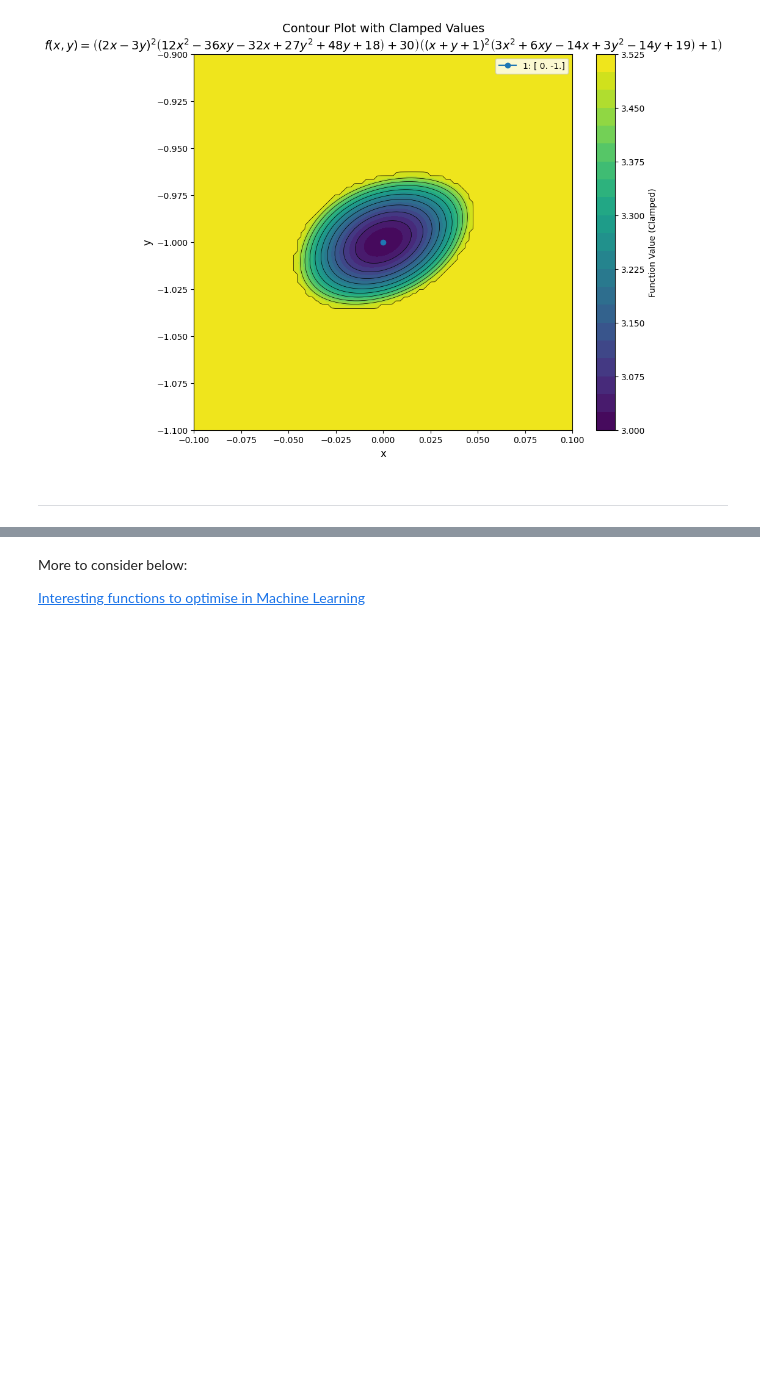
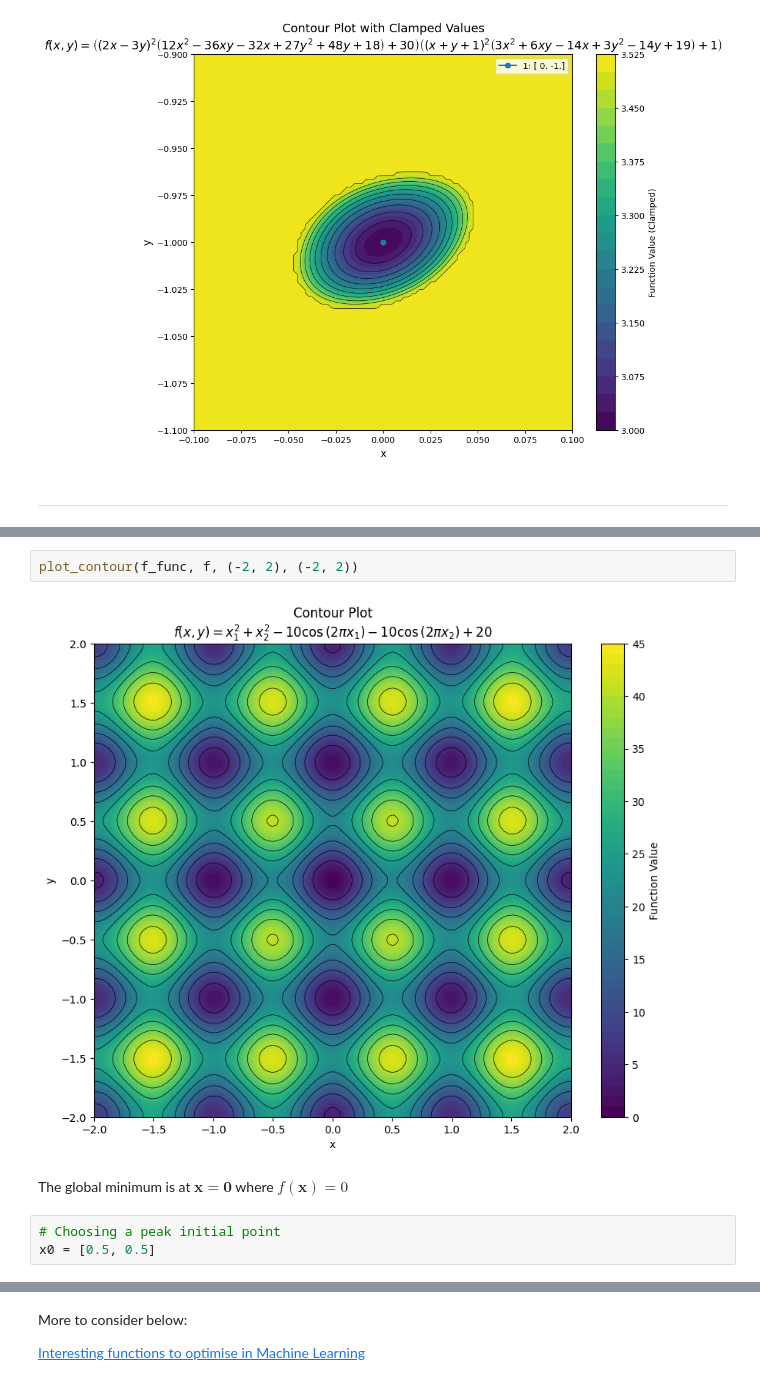
Before and after one commit to pineapple-bois/nonlinear-optimisation, a Jupyter notebook: BenchmarkingOne.ipynb, the cells around one changed output, grey strips where cells are left out. Drawn from its saved outputs; the diff is of its cells as text; blank space fills up the shorter version.

```diff
--- a/BenchmarkingOne.ipynb
+++ b/BenchmarkingOne.ipynb
@@ -508,0 +541,9 @@ plot_clamped_contour(f_func, f, (-0.1, 0.1), (-1.1, -0.9) , minimisers=x_min)
+# %%
+plot_contour(f_func, f, (-2, 2), (-2, 2))
+# %% [output]
+[figure, added]
+# %% [markdown]
+The global minimum is at $\mathbf{x}=\mathbf{0}$ where $f(\mathbf{x})=0$
+# %%
+# Choosing a peak initial point
+x0 = [0.5, 0.5]
```
Also changed, not shown: parts of 8 cells of this notebook.
